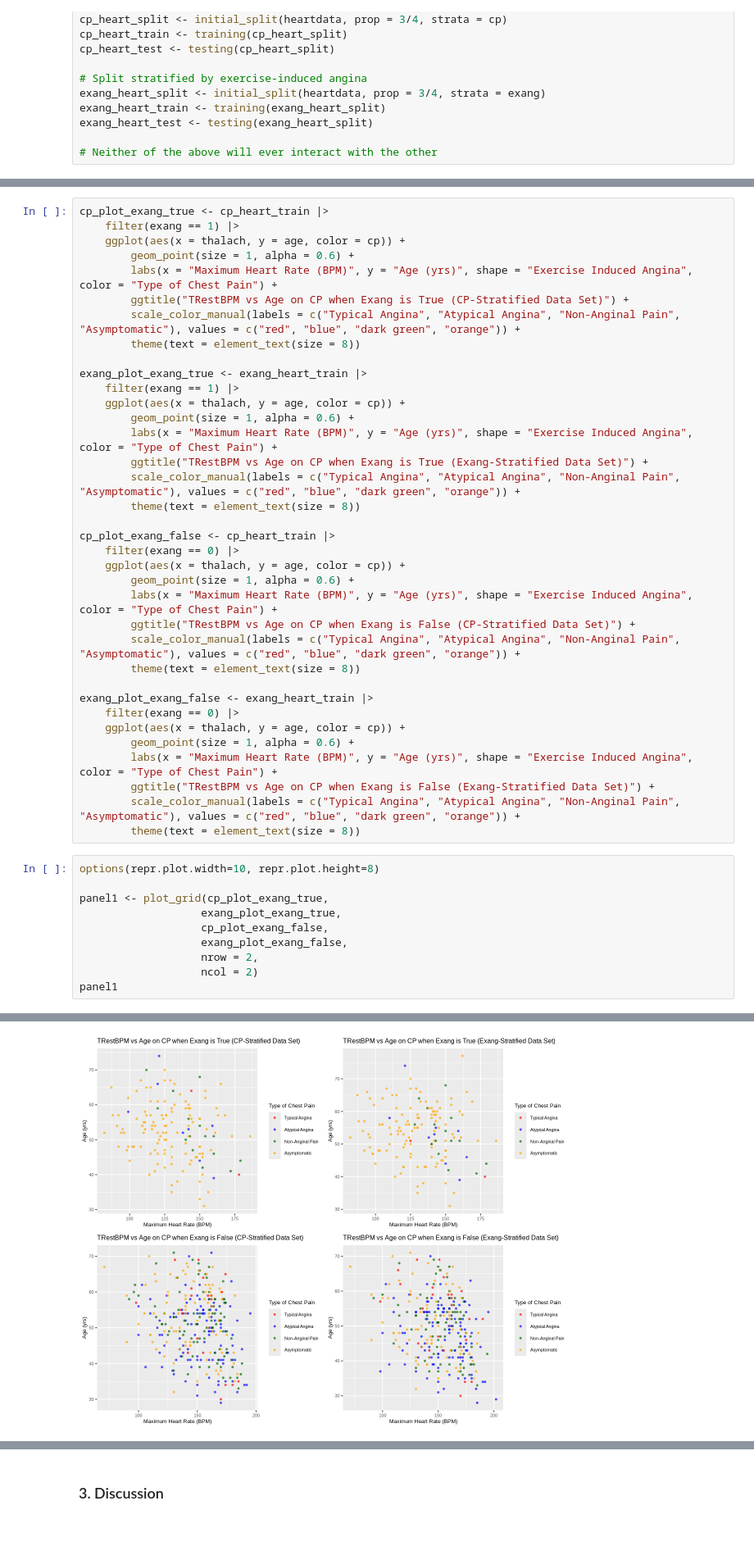
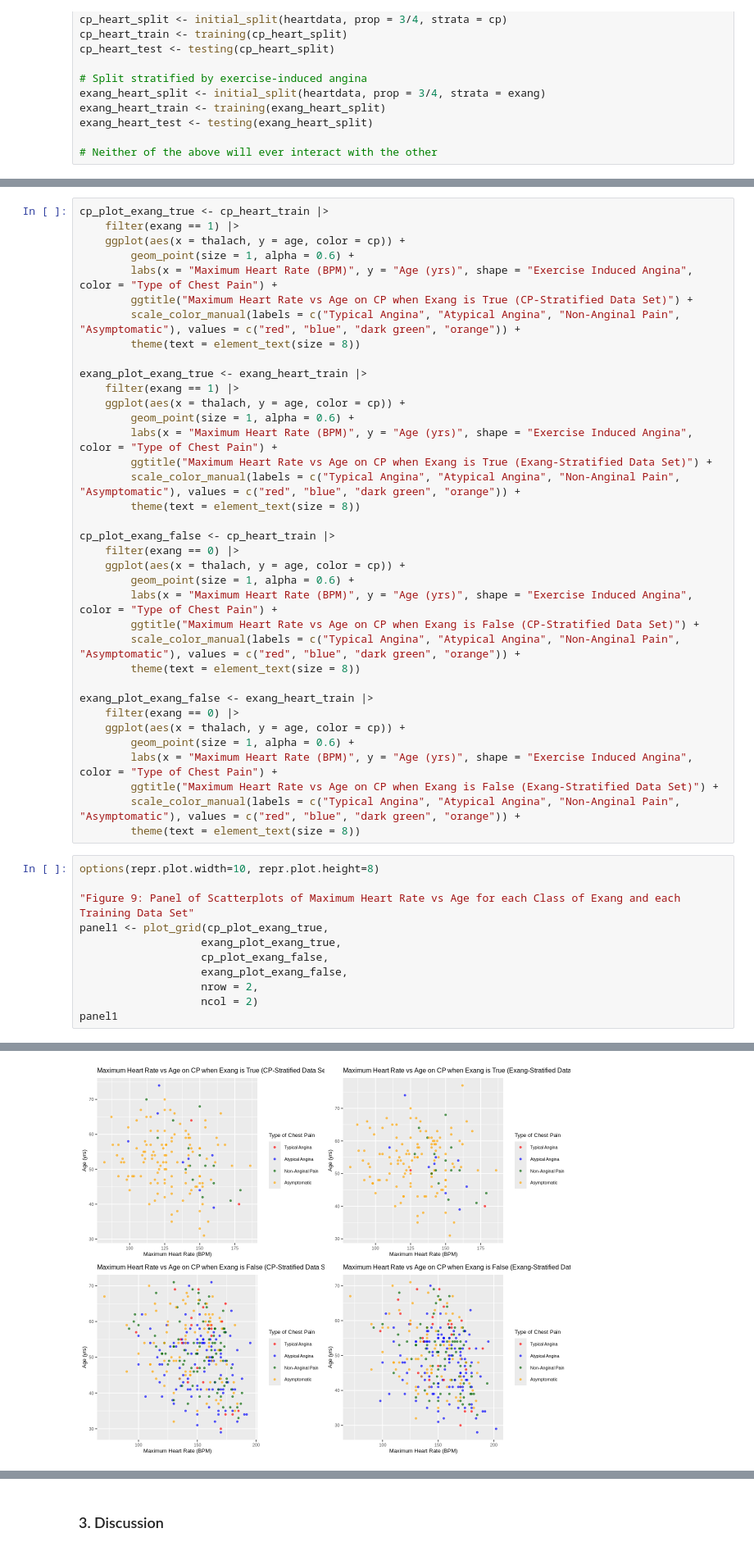
Before and after one commit to TheSkiffle/group_project_ds_2024, a Jupyter notebook: group_project_report.ipynb, the cells around one changed output, grey strips where cells are left out. Shown at 82% size. Drawn from its saved outputs; the diff is of its cells as text.

Commit message:
Image file reload

```diff
--- a/group_project_report.ipynb
+++ b/group_project_report.ipynb
@@ -307,7 +315,7 @@ cp_plot_exang_true <- cp_heart_train |>
     ggplot(aes(x = thalach, y = age, color = cp)) +
         geom_point(size = 1, alpha = 0.6) +
         labs(x = "Maximum Heart Rate (BPM)", y = "Age (yrs)", shape = "Exercise Induced Angina", color = "Type of Chest Pain") +
-        ggtitle("TRestBPM vs Age on CP when Exang is True (CP-Stratified Data Set)") +
+        ggtitle("Maximum Heart Rate vs Age on CP when Exang is True (CP-Stratified Data Set)") +
         scale_color_manual(labels = c("Typical Angina", "Atypical Angina", "Non-Anginal Pain", "Asymptomatic"), values = c("red", "blue", "dark green", "orange")) +
         theme(text = element_text(size = 8))
 
@@ -316,7 +324,7 @@ exang_plot_exang_true <- exang_heart_train |>
     ggplot(aes(x = thalach, y = age, color = cp)) +
         geom_point(size = 1, alpha = 0.6) +
         labs(x = "Maximum Heart Rate (BPM)", y = "Age (yrs)", shape = "Exercise Induced Angina", color = "Type of Chest Pain") +
-        ggtitle("TRestBPM vs Age on CP when Exang is True (Exang-Stratified Data Set)") +
+        ggtitle("Maximum Heart Rate vs Age on CP when Exang is True (Exang-Stratified Data Set)") +
         scale_color_manual(labels = c("Typical Angina", "Atypical Angina", "Non-Anginal Pain", "Asymptomatic"), values = c("red", "blue", "dark green", "orange")) +
         theme(text = element_text(size = 8))
 
@@ -325,7 +333,7 @@ cp_plot_exang_false <- cp_heart_train |>
     ggplot(aes(x = thalach, y = age, color = cp)) +
         geom_point(size = 1, alpha = 0.6) +
         labs(x = "Maximum Heart Rate (BPM)", y = "Age (yrs)", shape = "Exercise Induced Angina", color = "Type of Chest Pain") +
-        ggtitle("TRestBPM vs Age on CP when Exang is False (CP-Stratified Data Set)") +
+        ggtitle("Maximum Heart Rate vs Age on CP when Exang is False (CP-Stratified Data Set)") +
         scale_color_manual(labels = c("Typical Angina", "Atypical Angina", "Non-Anginal Pain", "Asymptomatic"), values = c("red", "blue", "dark green", "orange")) +
         theme(text = element_text(size = 8))
 
@@ -334,12 +342,13 @@ exang_plot_exang_false <- exang_heart_train |>
     ggplot(aes(x = thalach, y = age, color = cp)) +
         geom_point(size = 1, alpha = 0.6) +
         labs(x = "Maximum Heart Rate (BPM)", y = "Age (yrs)", shape = "Exercise Induced Angina", color = "Type of Chest Pain") +
-        ggtitle("TRestBPM vs Age on CP when Exang is False (Exang-Stratified Data Set)") +
+        ggtitle("Maximum Heart Rate vs Age on CP when Exang is False (Exang-Stratified Data Set)") +
         scale_color_manual(labels = c("Typical Angina", "Atypical Angina", "Non-Anginal Pain", "Asymptomatic"), values = c("red", "blue", "dark green", "orange")) +
         theme(text = element_text(size = 8))
 # %%
 options(repr.plot.width=10, repr.plot.height=8)
 
+"Figure 9: Panel of Scatterplots of Maximum Heart Rate vs Age for each Class of Exang and each Training Data Set"
 panel1 <- plot_grid(cp_plot_exang_true,
                    exang_plot_exang_true,
                    cp_plot_exang_false,
@@ -351,4 +361,4 @@ panel1
-[figure, old version]
+[figure, new version]
 # %%
 set.seed(9999)
 
```
Also changed, not shown: parts of 21 cells of this notebook.
